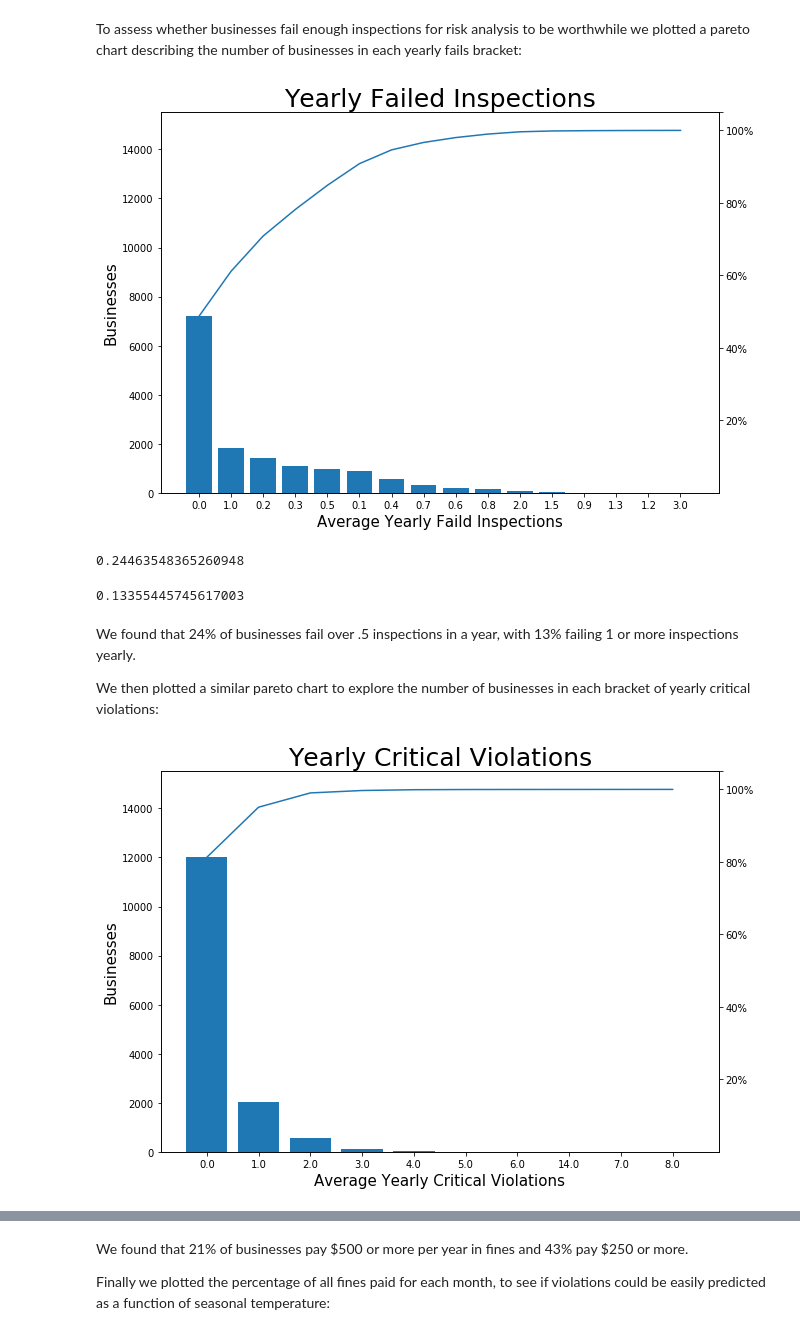
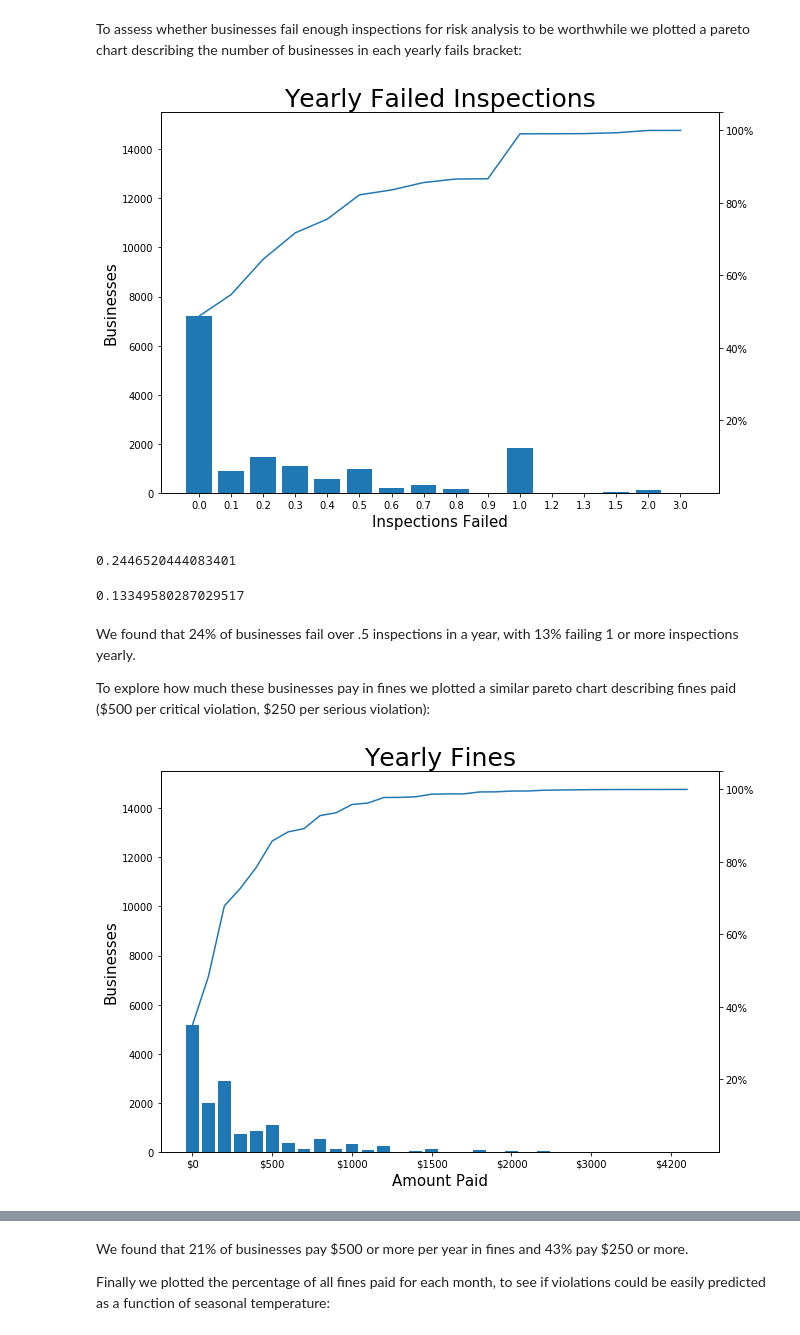
Before and after one commit to Sustainabilist/ChicagoDataAnalysis, a Jupyter notebook: REPORTS/publication_1_draft_2.ipynb, the cells around one changed output, grey strips where cells are left out. Drawn from its saved outputs; the diff is of its cells as text; code cells hidden in the pictures.

```diff
--- a/REPORTS/publication_1_draft_2.ipynb
+++ b/REPORTS/publication_1_draft_2.ipynb
@@ -359,9 +360,6 @@ temp["datetime"] = pd.to_datetime(temp["inspection_date"])
 # Calculate fines
 temp["fines"] = temp[critical_columns].sum(axis=1) * 500
 temp["fines"] += temp[serious_columns].sum(axis=1) * 250
-
-# Count critical violations
-temp["criticals"] = temp[critical_columns].sum(axis=1)
 # %% [markdown]
 We then grouped inspections by license (a code shared by all inspections for a business) and for each group determined the age, yearly fails and other statistics:
 # %%
@@ -380,8 +378,6 @@ def get_stats(group):
     yearly_fails = fails / math.ceil(years)
     fines = group.fines.sum()
     yearly_fines = fines / math.ceil(years)
-    criticals = group.criticals.sum()
-    yearly_criticals = criticals / math.ceil(years)
     return pd.Series({
         "years": years,
         "inspections": inspections,
@@ -389,9 +385,7 @@ def get_stats(group):
         "fails": fails,
         "yearly_fails": yearly_fails,
         "fines": fines,
-        "yearly_fines": yearly_fines,
-        "criticals": criticals,
-        "yearly_criticals": yearly_criticals
+        "yearly_fines": yearly_fines
     })
 
 # Group by license and apply get_stats
@@ -399,8 +393,11 @@ businesses = temp.groupby('license').apply(get_stats).reset_index()
 # %% [markdown]
 To assess whether businesses fail enough inspections for risk analysis to be worthwhile we plotted a pareto chart describing the number of businesses in each yearly fails bracket:
 # %%
+# Calculate fails per rounded year
+yearly_fails = licenses.fails / np.ceil(licenses.years)
+
 # Count restaurants in each rounded yearly fails bracket
-yearly_fail_counts = businesses.yearly_fails.round(1).value_counts()
+yearly_fail_counts = yearly_fails.round(1).value_counts().sort_index()
 
 index = np.arange(len(yearly_fail_counts))
 
@@ -412,7 +409,7 @@ ax1.plot(index, yearly_fail_counts.cumsum())
 ax1.set_xticks(index)
 ax1.set_xticklabels(yearly_fail_counts.index)
 ax1.set_title("Yearly Failed Inspections", fontsize=25)
-ax1.set_xlabel("Average Yearly Failed Inspections", fontsize=15)
+ax1.set_xlabel("Inspections Failed", fontsize=15)
 ax1.set_ylabel("Businesses", fontsize=15)
 
 ax2 = ax1.twinx()
@@ -421,42 +418,41 @@ ax2.set_yticklabels(["%d%%"%(x*20) for x in range(1,6)])
 
 plt.show()
 # %% [output]
-[figure, old version]
+[figure, new version]
 # %%
 # Fraction of businesses failing .5 or more inspections yearly
 len(businesses.loc[businesses.yearly_fails >= .5]) / len(businesses)
 # %% [output]
-0.24463548365260948
+0.2446520444083401
 # %%
 # Fraction of businesses failing 1 or more inspections yearly
 len(businesses.loc[businesses.yearly_fails >= 1]) / len(businesses)
 # %% [output]
-0.13355445745617003
+0.13349580287029517
 # %% [markdown]
 We found that 24% of businesses fail over .5 inspections in a year, with 13% failing 1 or more inspections yearly.
 
-We then plotted a similar pareto chart to explore the number of businesses in each bracket of yearly critical violations:
+To explore how much these businesses pay in fines we plotted a similar pareto chart describing fines paid (\$500 per critical violation, $250 per serious violation):
 # %%
 # Count restaurants in each rounded yearly fails bracket
-yearly_critical_counts = businesses.yearly_criticals.round().value_counts()
+fine_counts = businesses.yearly_fines.round(-2).value_counts().sort_index()
 
-index = np.arange(len(yearly_critical_counts))
+index = np.arange(len(fine_counts))
 
-plt.rcParams['figure.figsize'] = (10, 7)
 
 fig, ax1 = plt.subplots()
-ax1.bar(index, yearly_critical_counts)
-ax1.plot(index, yearly_critical_counts.cumsum())
-ax1.set_xticks(index)
-ax1.set_xticklabels(yearly_critical_counts.index)
-ax1.set_title("Yearly Critical Violations", fontsize=25)
-ax1.set_xlabel("Average Yearly Critical Violations", fontsize=15)
+ax1.bar(index, fine_counts)
+ax1.plot(index, fine_counts.cumsum())
+ax1.set_xticks(index[::5])
+ax1.set_xticklabels(["$%d"%x for x in fine_counts.index[::5]])
+ax1.set_title("Yearly Fines", fontsize=25)
+ax1.set_xlabel("Amount Paid", fontsize=15)
 ax1.set_ylabel("Businesses", fontsize=15)
 
 ax2 = ax1.twinx()
 ax2.set_yticks([1, 2, 3, 4, 5, 5.25])
 ax2.set_yticklabels(["%d%%"%(x*20) for x in range(1,6)])
 
 plt.show()
 # %% [output]
-[figure, old version]
+[figure, new version]
```
Also changed, not shown: parts of 12 cells of this notebook.
